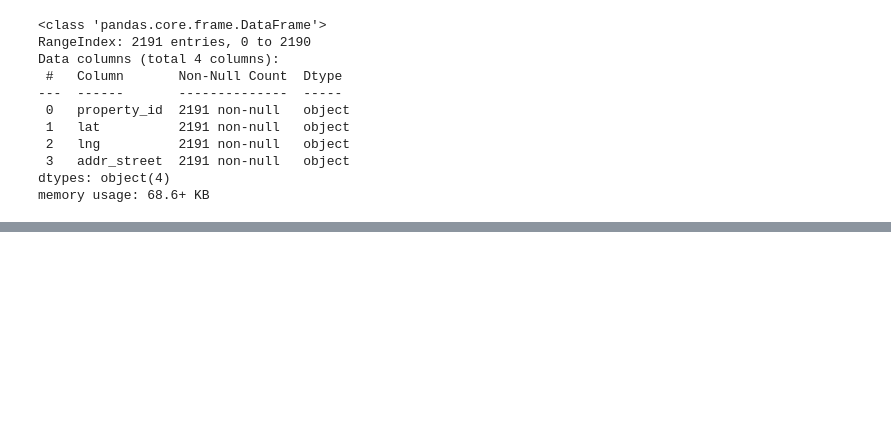
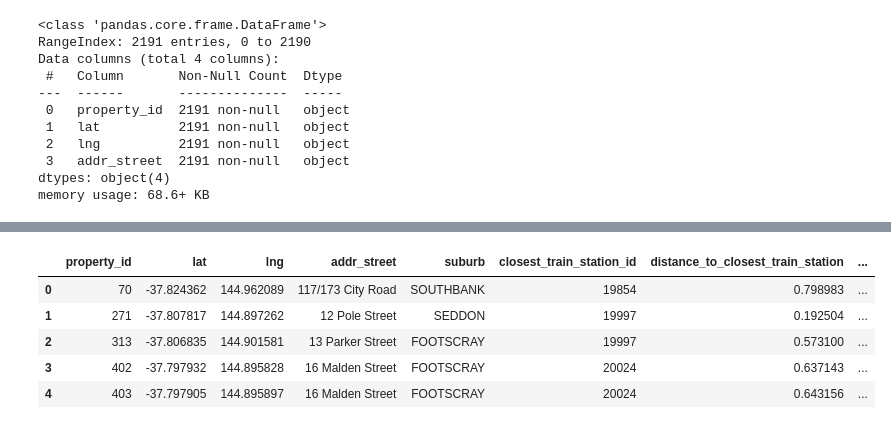
Before and after one commit to MikeJR111/property_tracking, a Jupyter notebook: data_integration_and_reshaping.ipynb, the cells around one changed output, grey strips where cells are left out. Cells and saved outputs as stored; diff of their text form; code cells hidden in the pictures; blank space fills up the shorter version.

```diff
--- a/data_integration_and_reshaping.ipynb
+++ b/data_integration_and_reshaping.ipynb
@@ -166,0 +211,47 @@ address_df['Type'] = 'not identified'
+# %%
+from math import sin, cos, sqrt, atan2, radians, log
+# function for  haversine_distances
+def haversine_distances(lati1,long1,lati2,long2):
+
+    R = 6378.0 #radius of the earth.
+
+    lat1 = radians(lati1)
+    lon1 = radians(long1)
+    lat2 = radians(lati2)
+    lon2 = radians(long2)
+
+    dlon = lon2 - lon1
+    dlat = lat2 - lat1
+
+    a = sin(dlat / 2.0)**2.0 + cos(lat1) * cos(lat2) * sin(dlon / 2.0)**2.0
+    c = 2.0 * atan2(sqrt(a), sqrt(1.0 - a))
+
+    distance = R * c
+    return distance
+# %%
+station_stops  = pd.read_csv('./metropolitan/stops.txt')
+# %%
+# change the datatype of distance_to_closest_train_station to float
+address_df['distance_to_closest_train_station'] = pd.to_numeric(address_df['distance_to_closest_train_station'], downcast="float")
+for row in range(len(address_df)):
+    # extract coordinates of the property and station
+    distances = []
+    lati1= address_df['lat'][row]
+    long1= address_df['lng'][row]
+    #calculate the distance to all station
+    for station in range(len(station_stops)):
+        lati2= station_stops['stop_lat'][station]
+        long2= station_stops['stop_lon'][station]
+        distance = haversine_distances(lati1,long1,lati2,long2)
+        distances.append(distance)
+    #find the minimum distance and the closet station
+    address_df.at[row,'closest_train_station_id'] = station_stops['stop_id'][distances.index(min(distances))]
+    address_df.at[row,'distance_to_closest_train_station'] = min(distances)
+address_df.head()
+# %% [output]
+|  | property_id | lat | lng | addr_street | suburb | closest_train_station_id | distance_to_closest_train_station | ... |
+| 0 | 70 | -37.824362 | 144.962089 | 117/173 City Road | SOUTHBANK | 19854 | 0.798983 | ... |
+| 1 | 271 | -37.807817 | 144.897262 | 12 Pole Street | SEDDON | 19997 | 0.192504 | ... |
+| 2 | 313 | -37.806835 | 144.901581 | 13 Parker Street | FOOTSCRAY | 19997 | 0.573100 | ... |
+| 3 | 402 | -37.797932 | 144.895828 | 16 Malden Street | FOOTSCRAY | 20024 | 0.637143 | ... |
+| 4 | 403 | -37.797905 | 144.895897 | 16 Malden Street | FOOTSCRAY | 20024 | 0.643156 | ... |
```
Also changed, not shown: parts of 15 cells of this notebook, 11 other files.
